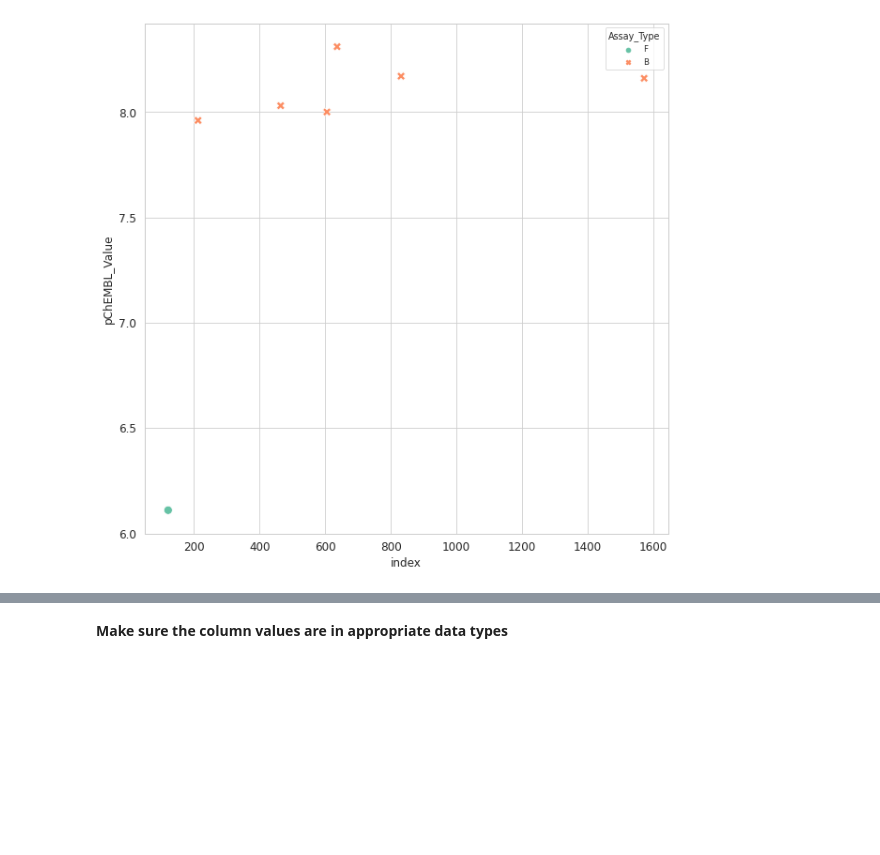
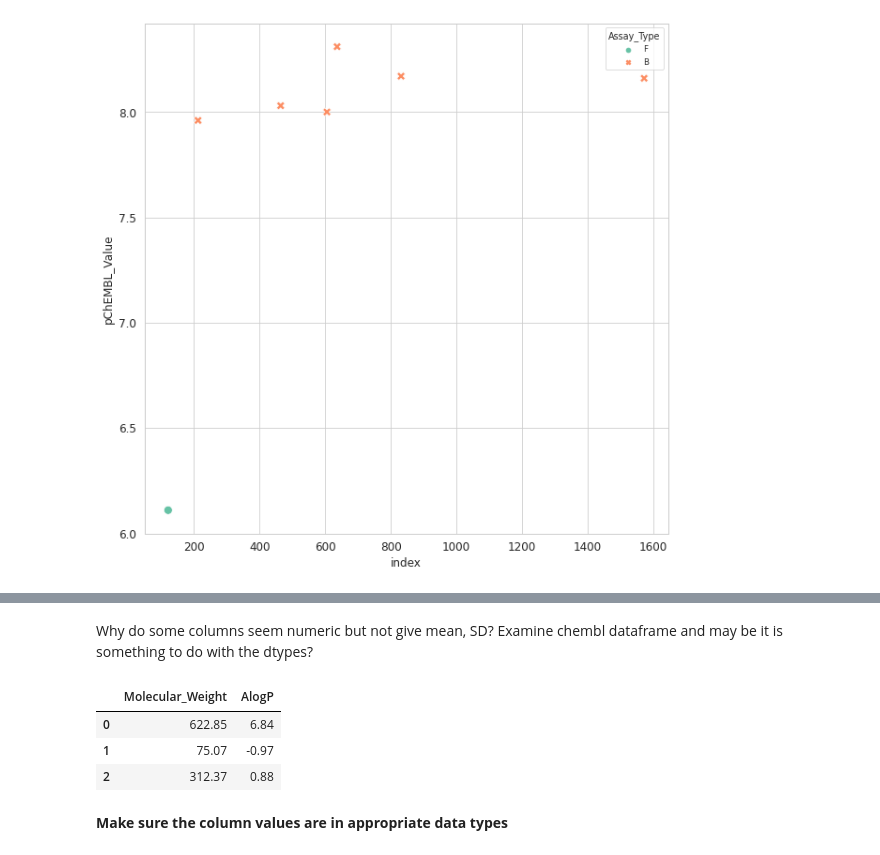
Before and after one commit to ravichas/AMPL-workshop-1, a Jupyter notebook: AMPL_FNL_Workshop_06052021.ipynb, the cells around one changed output, grey strips where cells are left out. Drawn from its saved outputs; the diff is of its cells as text; code cells hidden in the pictures; blank space fills up the shorter version.

```diff
--- a/AMPL_FNL_Workshop_06052021.ipynb
+++ b/AMPL_FNL_Workshop_06052021.ipynb
@@ -355,3 +346,15 @@ chembl.head(3)
+# %% [markdown]
+
+Why do some columns seem numeric but not give mean, SD?
+Examine chembl dataframe and may be it is something to do with the dtypes?
+# %%
+# Let us display some of the columns that we know should be numeric
+chembl[['Molecular_Weight','AlogP']].head(3)
+# %% [output]
+|  | Molecular_Weight | AlogP |
+| 0 | 622.85 | 6.84 |
+| 1 | 75.07 | -0.97 |
+| 2 | 312.37 | 0.88 |
 # %%
 chembl=chembl.replace('None', np.nan)
 # %% [markdown]
```
Also changed, not shown: parts of 33 cells of this notebook.
